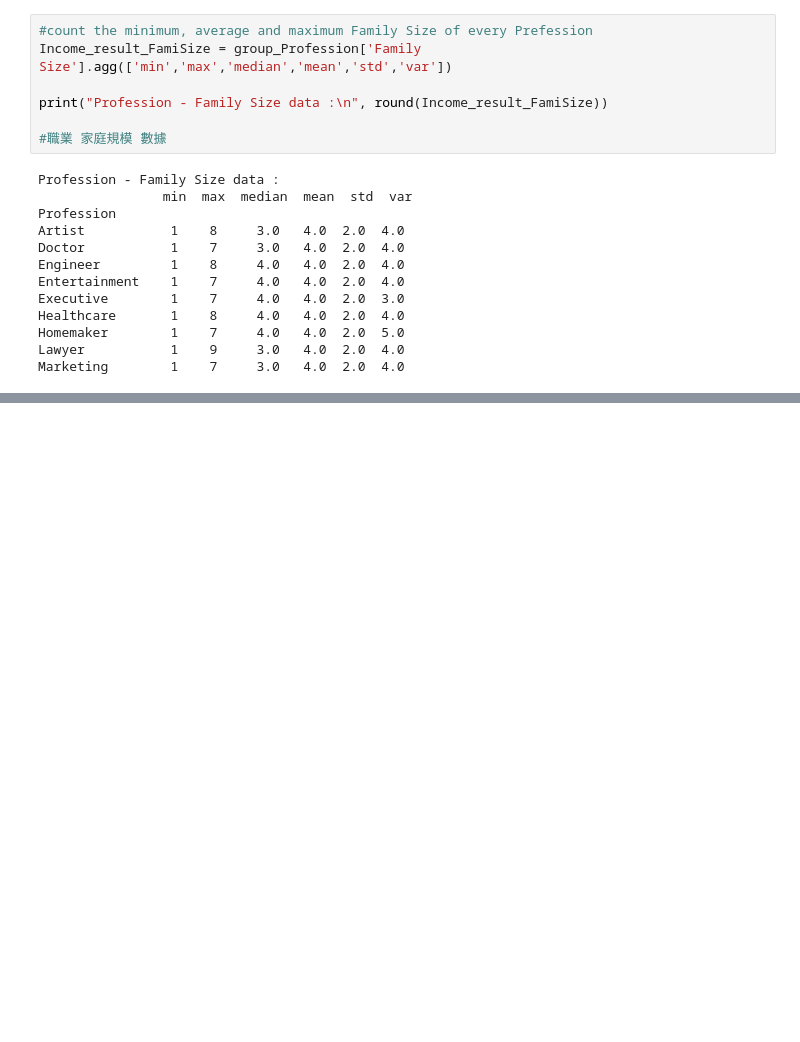
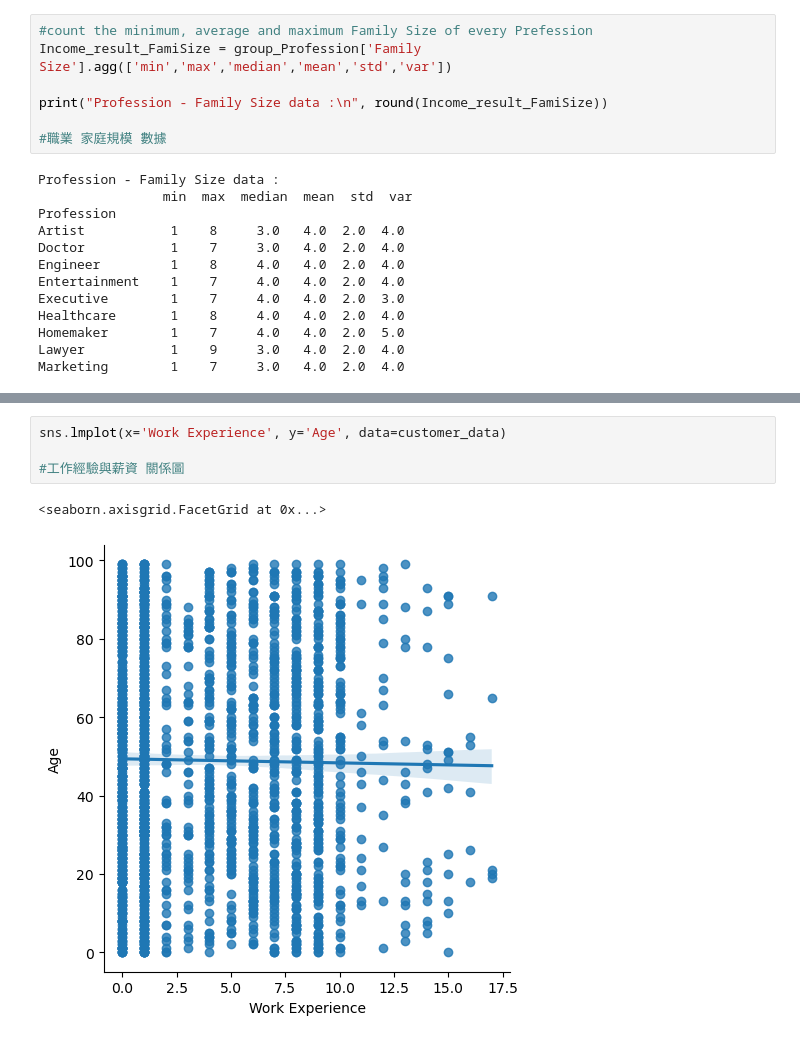
Before and after one commit to Hazel0301/PL, a Jupyter notebook: homework_1.ipynb, the cells around one changed output, grey strips where cells are left out. Cells and saved outputs as stored; diff of their text form; blank space fills up the shorter version.

```diff
--- a/homework_1.ipynb
+++ b/homework_1.ipynb
@@ -227,0 +221,7 @@ sns.lmplot(x='Spending Score (1-100)', y='Family Size', data=customer_data)
+# %%
+sns.lmplot(x='Work Experience', y='Age', data=customer_data)
+
+#工作經驗與薪資 關係圖
+# %% [output]
+<seaborn.axisgrid.FacetGrid at 0x...>
+[figure, added]
```
Also changed, not shown: parts of 6 cells of this notebook.
